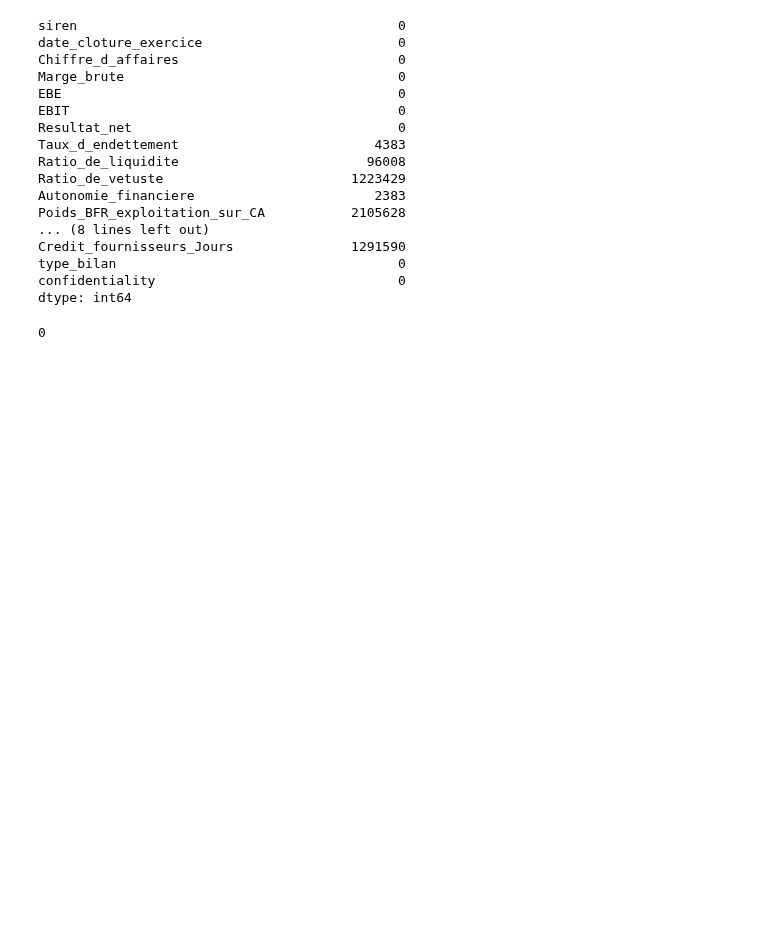
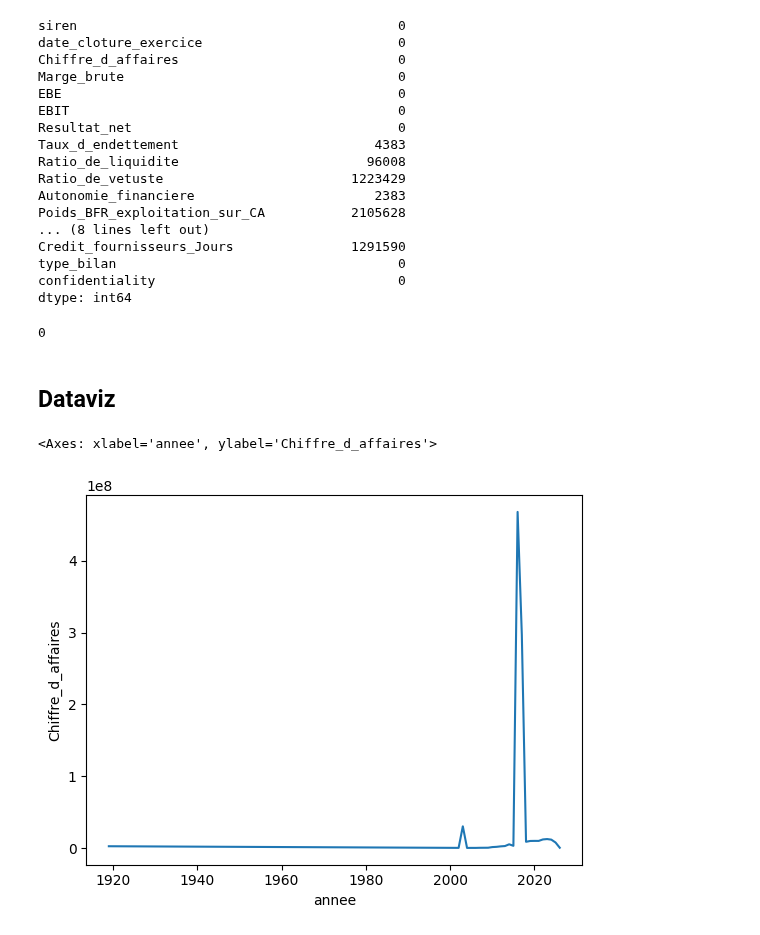
Before and after one commit to khelifaYacine/signaux-faibles-finance, a Jupyter notebook: 01_exploration.ipynb, the cells around one changed output. Saved outputs shown, nothing was run; the diff lists cells and outputs as text; code cells hidden in the pictures; blank space fills up the shorter version.

Commit message:
visualisation de l'évolution du chiffre d'affaire

```diff
--- a/01_exploration.ipynb
+++ b/01_exploration.ipynb
@@ -96,3 +96,13 @@ dtype: int64
 df.duplicated().sum()
 # %% [output]
 0
+# %% [markdown]
+## Dataviz
+# %%
+df["annee"] = df["date_cloture_exercice"].dt.year
+df_agg = df.groupby("annee")["Chiffre_d_affaires"].mean().reset_index()
+
+sns.lineplot(data=df_agg, x="annee", y="Chiffre_d_affaires")
+# %% [output]
+<Axes: xlabel='annee', ylabel='Chiffre_d_affaires'>
+[figure, added]
```
